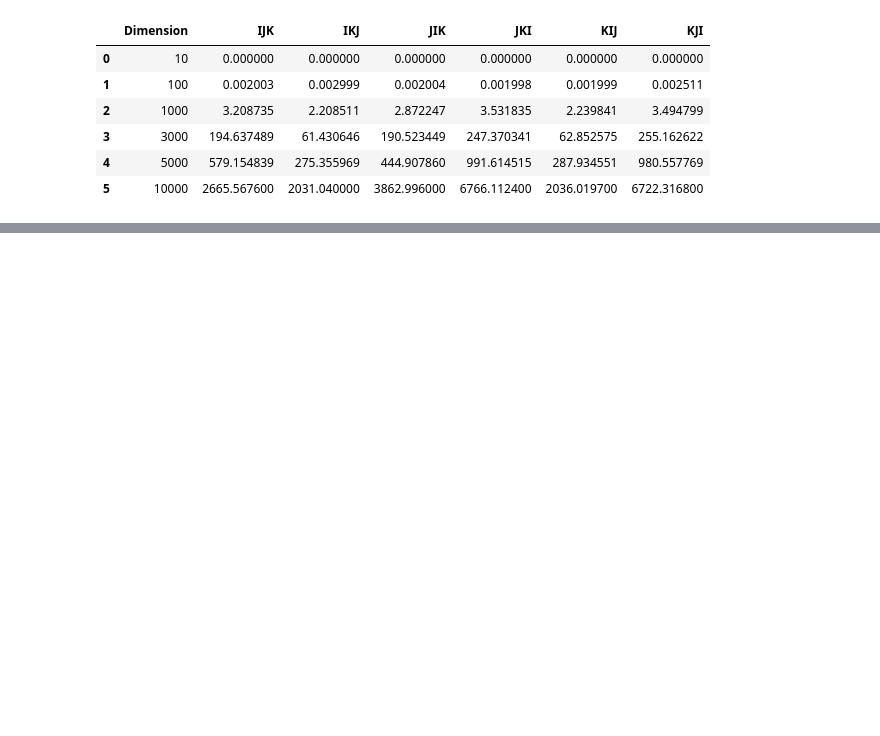
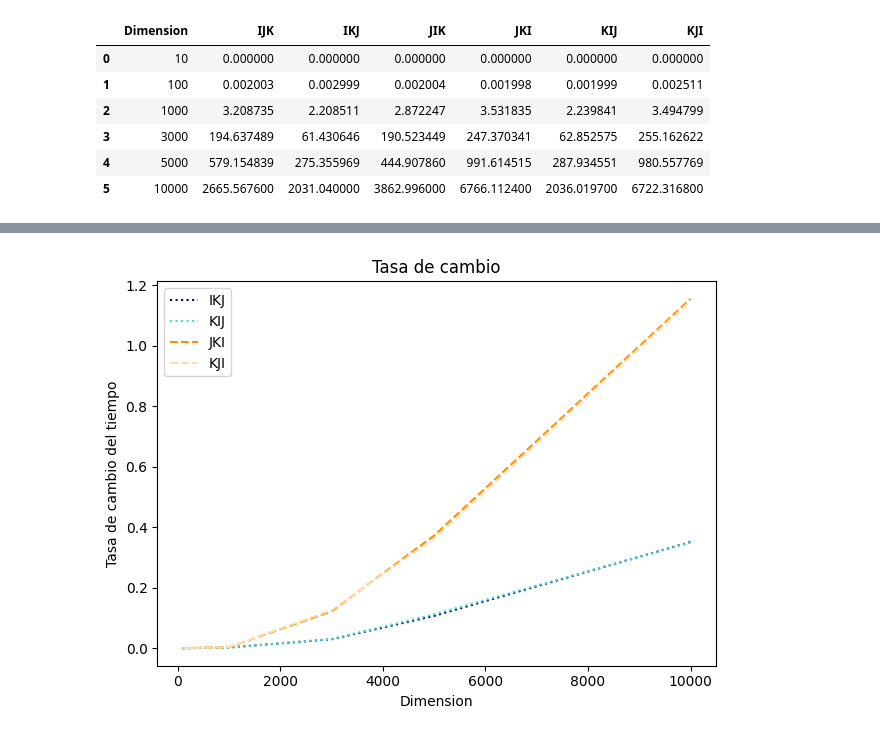
Before and after one commit to IanPangDev/Examen1-Sistemas_distribuidos, a Jupyter notebook: Examen4/analisis.ipynb, the cells around one changed output, grey strips where cells are left out. Drawn from its saved outputs; the diff is of its cells as text; code cells hidden in the pictures; blank space fills up the shorter version.

```diff
--- a/Examen4/analisis.ipynb
+++ b/Examen4/analisis.ipynb
@@ -52,0 +110,23 @@ sns.kdeplot(x=)
+# %%
+colors = ['navy', 'turquoise', 'darkorange', 'navajowhite']
+
+for a,i in enumerate(['IKJ', 'KIJ', 'JKI', 'KJI']):
+    tasa_cambio = np.diff(df[i]) / np.diff(df['Dimension'])
+    if a <= 1:
+        plt.plot(df['Dimension'].values[1:], tasa_cambio, linestyle='dotted', color=colors[a], label=f'{i}')
+    else:
+        plt.plot(df['Dimension'].values[1:], tasa_cambio, linestyle='--', color=colors[a], label=f'{i}')
+
+# plt.xscale('log')
+# plt.yscale('log')
+
+plt.title('Tasa de cambio')
+plt.xlabel('Dimension')
+plt.ylabel('Tasa de cambio del tiempo')
+plt.legend(title='Recorridos')
+
+plt.tight_layout()
+plt.legend()
+plt.show()
+# %% [output]
+[figure, added]
```
Also changed, not shown: parts of 7 cells of this notebook.
